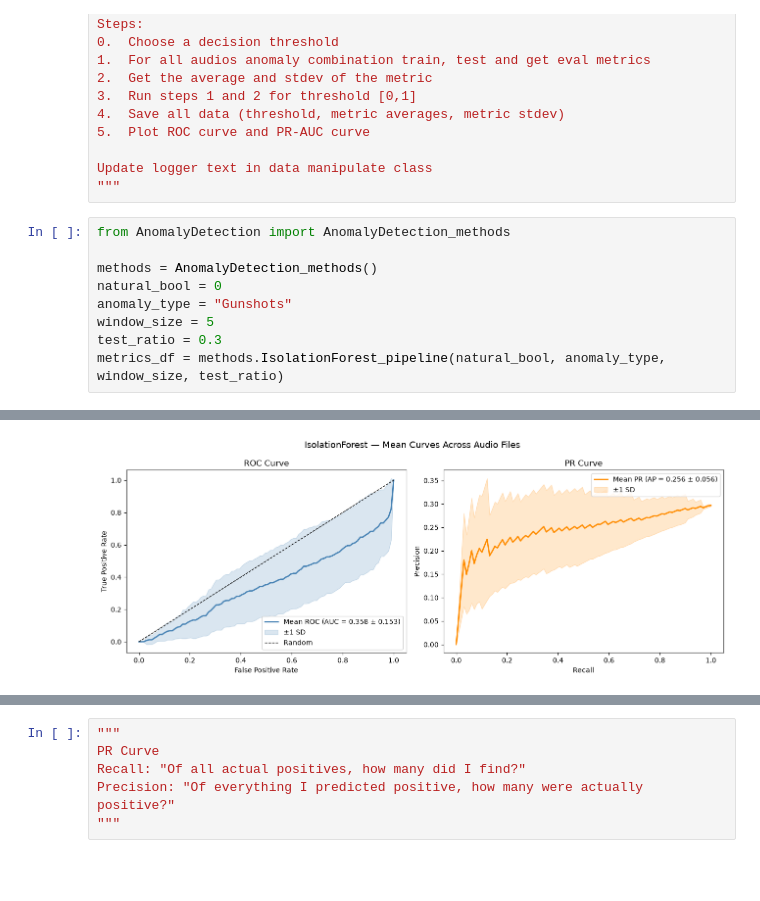
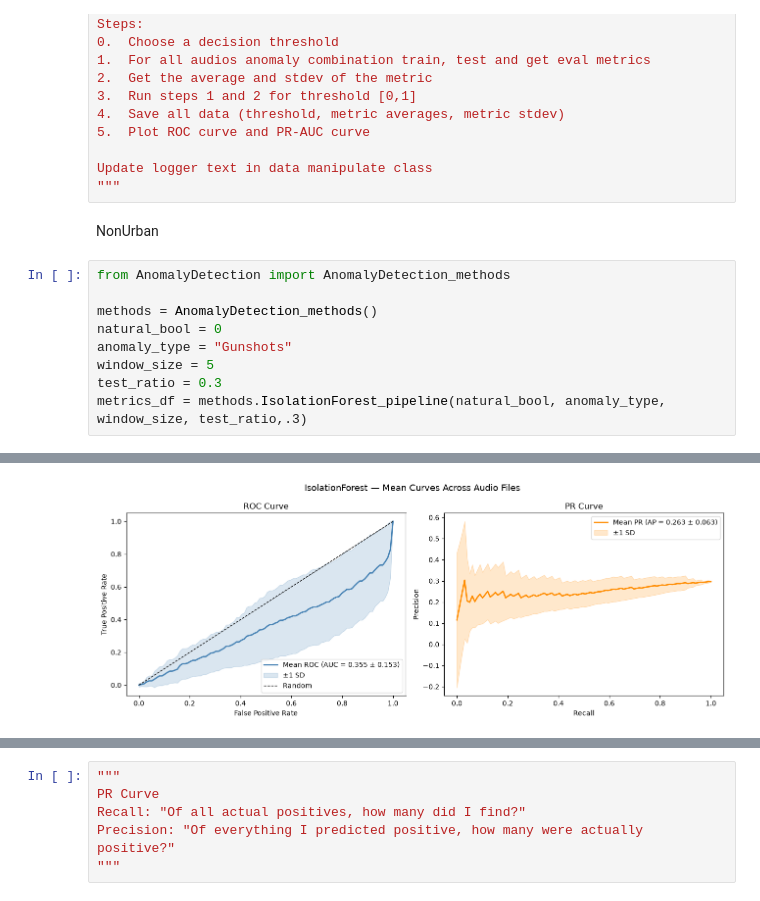
Before and after one commit to rda329/RFCUNY-Research, a Jupyter notebook: notebook.ipynb, the cells around one changed output, grey strips where cells are left out. Cells and saved outputs as stored; diff of their text form; blank space fills up the shorter version.

```diff
--- a/notebook.ipynb
+++ b/notebook.ipynb
@@ -167,6 +167,8 @@ Steps:
 
 Update logger text in data manipulate class
 """
+# %% [markdown]
+NonUrban
 # %%
 from AnomalyDetection import AnomalyDetection_methods
 
@@ -175,5 +177,5 @@ natural_bool = 0
 anomaly_type = "Gunshots"
 window_size = 5
 test_ratio = 0.3
-metrics_df = methods.IsolationForest_pipeline(natural_bool, anomaly_type, window_size, test_ratio)
+metrics_df = methods.IsolationForest_pipeline(natural_bool, anomaly_type, window_size, test_ratio,.3)
 # %% [output]
@@ -197 +199 @@ metrics_df = methods.IsolationForest_pipeline(natural_bool, anomaly_type, window
-[figure, old version]
+[figure, new version]
```
Also changed, not shown: parts of 15 cells of this notebook.
